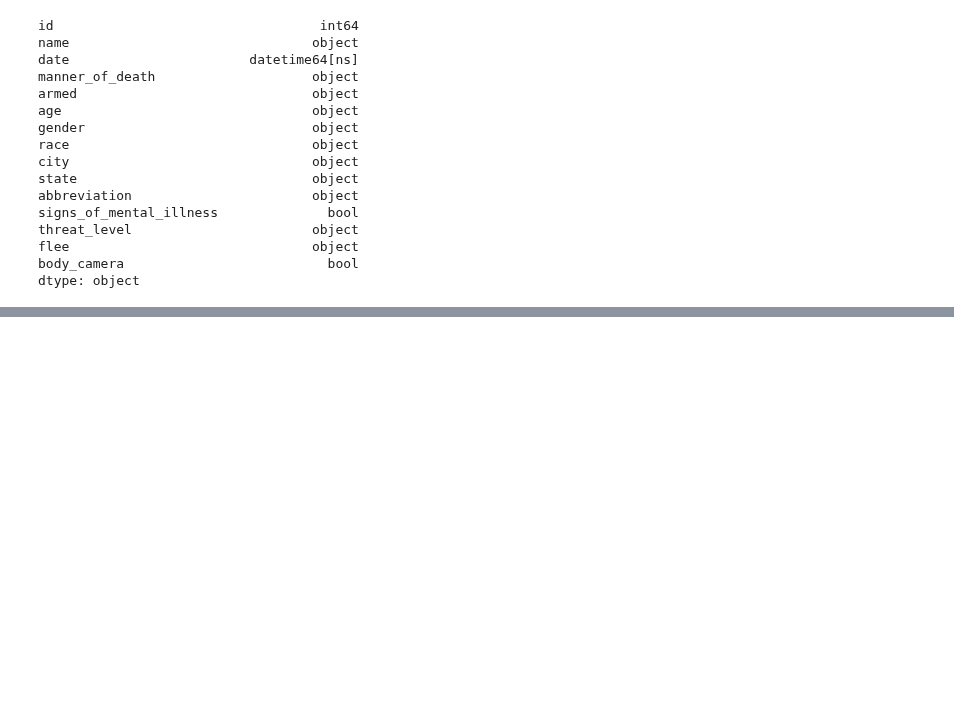
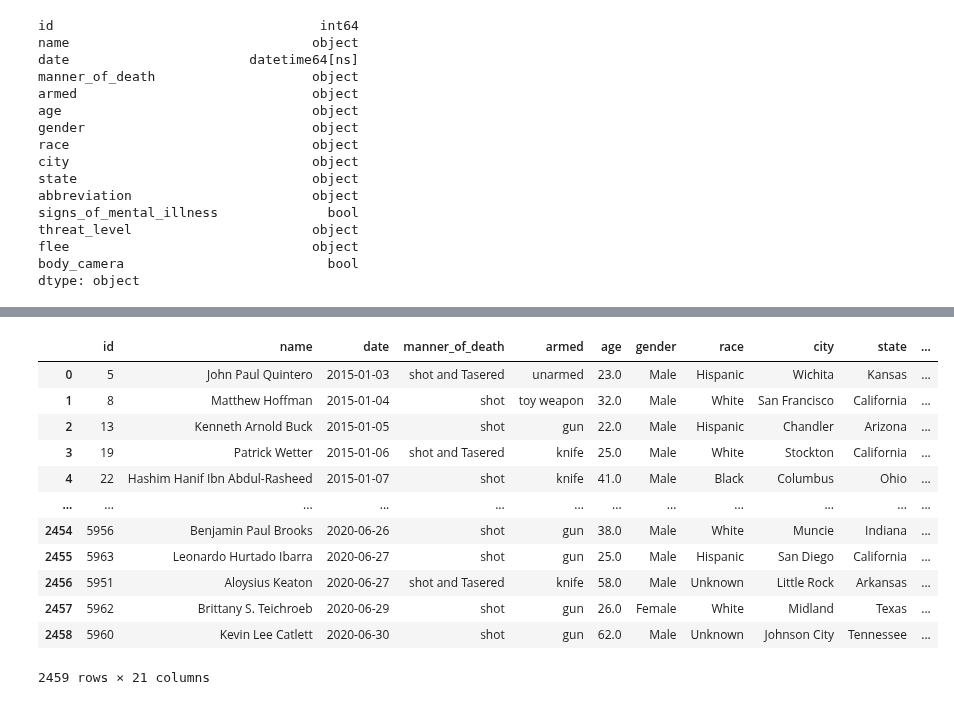
Before and after one commit to szerpa17/fatal-police-shootings, a Jupyter notebook: Analysis.ipynb, the cells around one changed output, grey strips where cells are left out. Drawn from its saved outputs; the diff is of its cells as text; code cells hidden in the pictures; blank space fills up the shorter version.

```diff
--- a/Analysis.ipynb
+++ b/Analysis.ipynb
@@ -15,8 +15,8 @@ file3 = os.path.join('csv_exports', 'Combined.csv' )
 
 # File read
 shootings_df = pd.read_csv(file1)
-census = pd.read_csv(file2)
-combined = pd.read_csv(file3)
+census_df = pd.read_csv(file2)
+combined_df = pd.read_csv(file3)
 # %%
 shootings_df.head()
 # %% [output]
@@ -186,0 +187,17 @@ plt.show()
+# %%
+#state_df = pd.DataFrame()
+combined_df
+# %% [output]
+|  | id | name | date | manner_of_death | armed | age | gender | race | city | state | ... |
+| 0 | 5 | John Paul Quintero | 2015-01-03 | shot and Tasered | unarmed | 23.0 | Male | Hispanic | Wichita | Kansas | ... |
+| 1 | 8 | Matthew Hoffman | 2015-01-04 | shot | toy weapon | 32.0 | Male | White | San Francisco | California | ... |
+| 2 | 13 | Kenneth Arnold Buck | 2015-01-05 | shot | gun | 22.0 | Male | Hispanic | Chandler | Arizona | ... |
+| 3 | 19 | Patrick Wetter | 2015-01-06 | shot and Tasered | knife | 25.0 | Male | White | Stockton | California | ... |
+| 4 | 22 | Hashim Hanif Ibn Abdul-Rasheed | 2015-01-07 | shot | knife | 41.0 | Male | Black | Columbus | Ohio | ... |
+| ... | ... | ... | ... | ... | ... | ... | ... | ... | ... | ... | ... |
+| 2454 | 5956 | Benjamin Paul Brooks | 2020-06-26 | shot | gun | 38.0 | Male | White | Muncie | Indiana | ... |
+| 2455 | 5963 | Leonardo Hurtado Ibarra | 2020-06-27 | shot | gun | 25.0 | Male | Hispanic | San Diego | California | ... |
+| 2456 | 5951 | Aloysius Keaton | 2020-06-27 | shot and Tasered | knife | 58.0 | Male | Unknown | Little Rock | Arkansas | ... |
+| 2457 | 5962 | Brittany S. Teichroeb | 2020-06-29 | shot | gun | 26.0 | Female | White | Midland | Texas | ... |
+| 2458 | 5960 | Kevin Lee Catlett | 2020-06-30 | shot | gun | 62.0 | Male | Unknown | Johnson City | Tennessee | ... |
+2459 rows × 21 columns
```
Also changed, not shown: parts of 8 cells of this notebook, 1 other file.
